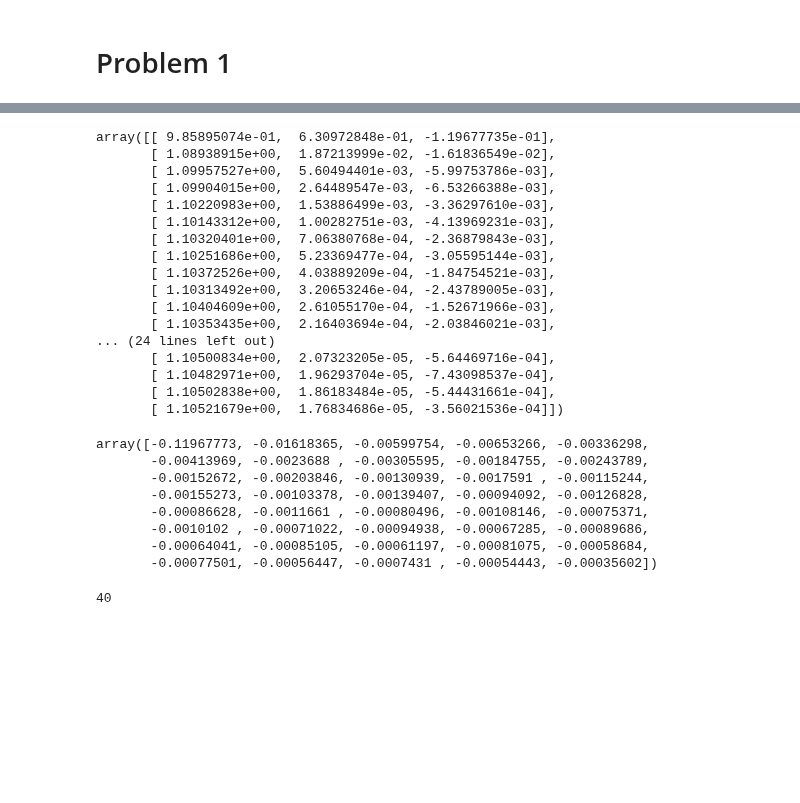
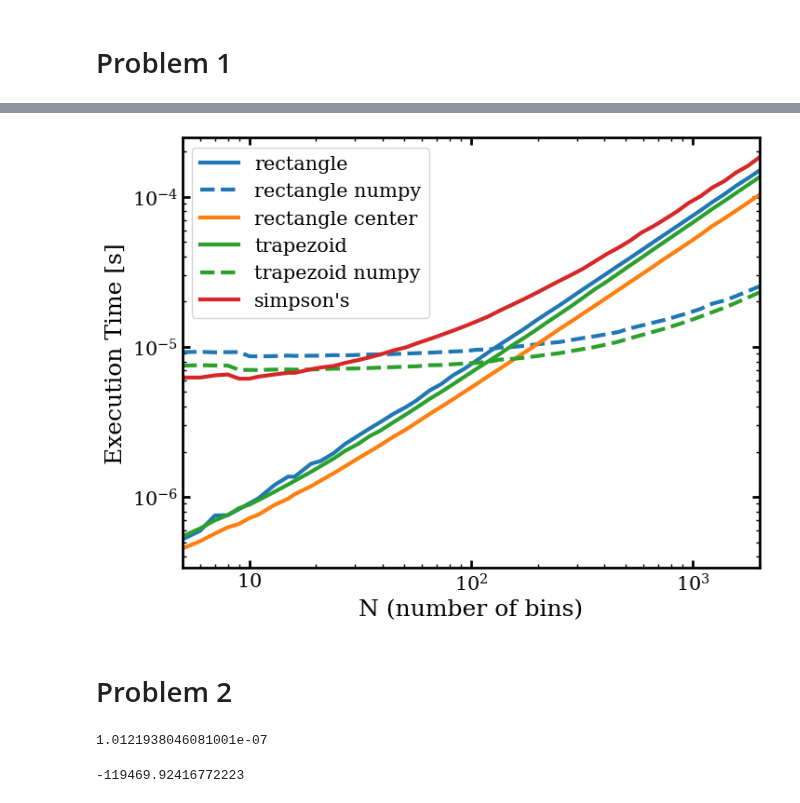
Before and after one commit to ochase10/compute-class, a Jupyter notebook: hw1/hw1.ipynb, the cells around one changed output, grey strips where cells are left out. Cells and saved outputs as stored; diff of their text form; code cells hidden in the pictures; blank space fills up the shorter version.

```diff
--- a/hw1/hw1.ipynb
+++ b/hw1/hw1.ipynb
@@ -218,5 +271,14 @@ blah = np.hstack((blah, (blah[:,0] - truth).reshape((-1,1))))
 # %%
-%timeit t1, e1, step = rect(f, a, b, 100)
-%timeit t2, e2 = rect_vec(f, a, b, 100)
-#%timeit tt, et = trap(f, a, b, 100)
-#%timeit q, qe, *_ = quad(f, a, b)
+calls = ['rect(f,a,b,N)',
+         'rect_vec(f,a,b,N)',
+         'rect_cen(f,a,b,N)',
+         'trap(f,a,b,N)',
+         'trap_vec(f,a,b,N)',
+         'simpson(f,a,b,N)']
+
+
+times = np.zeros((len(N), len(calls), 2))
+for j in range(len(N)):
+    for i in range(len(calls)):
+        temp = timeit.repeat(calls[i].replace("N", str(N[j])), number=1000, repeat=5, globals=globals())
+        times[j,i,0], times[j, i,1] = np.mean(temp)/1000, np.std(temp)/1000
@@ -226,35 +285,19 @@ blah = np.hstack((blah, (blah[:,0] - truth).reshape((-1,1))))
-# %%
-blah
-# %% [output]
-array([[ 9.85895074e-01,  6.30972848e-01, -1.19677735e-01],
-       [ 1.08938915e+00,  1.87213999e-02, -1.61836549e-02],
-       [ 1.09957527e+00,  5.60494401e-03, -5.99753786e-03],
-       [ 1.09904015e+00,  2.64489547e-03, -6.53266388e-03],
-       [ 1.10220983e+00,  1.53886499e-03, -3.36297610e-03],
-       [ 1.10143312e+00,  1.00282751e-03, -4.13969231e-03],
-       [ 1.10320401e+00,  7.06380768e-04, -2.36879843e-03],
-       [ 1.10251686e+00,  5.23369477e-04, -3.05595144e-03],
-       [ 1.10372526e+00,  4.03889209e-04, -1.84754521e-03],
-       [ 1.10313492e+00,  3.20653246e-04, -2.43789005e-03],
-       [ 1.10404609e+00,  2.61055170e-04, -1.52671966e-03],
-       [ 1.10353435e+00,  2.16403694e-04, -2.03846021e-03],
-... (24 lines left out)
-       [ 1.10500834e+00,  2.07323205e-05, -5.64469716e-04],
-       [ 1.10482971e+00,  1.96293704e-05, -7.43098537e-04],
-       [ 1.10502838e+00,  1.86183484e-05, -5.44431661e-04],
-       [ 1.10521679e+00,  1.76834686e-05, -3.56021536e-04]])
-# %%
-asdf
-# %% [output]
-array([-0.11967773, -0.01618365, -0.00599754, -0.00653266, -0.00336298,
-       -0.00413969, -0.0023688 , -0.00305595, -0.00184755, -0.00243789,
-       -0.00152672, -0.00203846, -0.00130939, -0.0017591 , -0.00115244,
-       -0.00155273, -0.00103378, -0.00139407, -0.00094092, -0.00126828,
-       -0.00086628, -0.0011661 , -0.00080496, -0.00108146, -0.00075371,
-       -0.0010102 , -0.00071022, -0.00094938, -0.00067285, -0.00089686,
-       -0.00064041, -0.00085105, -0.00061197, -0.00081075, -0.00058684,
-       -0.00077501, -0.00056447, -0.0007431 , -0.00054443, -0.00035602])
-# %%
-len(blah[:,0])
-# %% [output]
-40
+# %%
+pl.figure(figsize=(8,6))
+cols = ["C0", "C0", "C1", "C2", "C2", "C3"]
+lss = [None, '--', None, None, '--', None]
+labs = ["rectangle", "rectangle numpy", "rectangle center", "trapezoid",
+        "trapezoid numpy", "simpson's"]
+for i in range(len(calls)):
+    pl.plot(N,times[:,i,0], c=cols[i], ls=lss[i], label=labs[i])
+
+pl.xscale('log')
+pl.yscale('log')
+pl.legend()
+pl.xlabel("N (number of bins)")
+pl.ylabel("Execution Time [s]")
+pl.show()
+# %% [output]
+[figure, added]
+# %% [markdown]
+# Problem 2
@@ -260,0 +364,8 @@ len(blah[:,0])
+# %%
+f_E(-10)
+# %% [output]
+1.0121938046081001e-07
+# %%
+phi(1)
+# %% [output]
+-119469.92416772223
```
Also changed, not shown: parts of 17 cells of this notebook.
